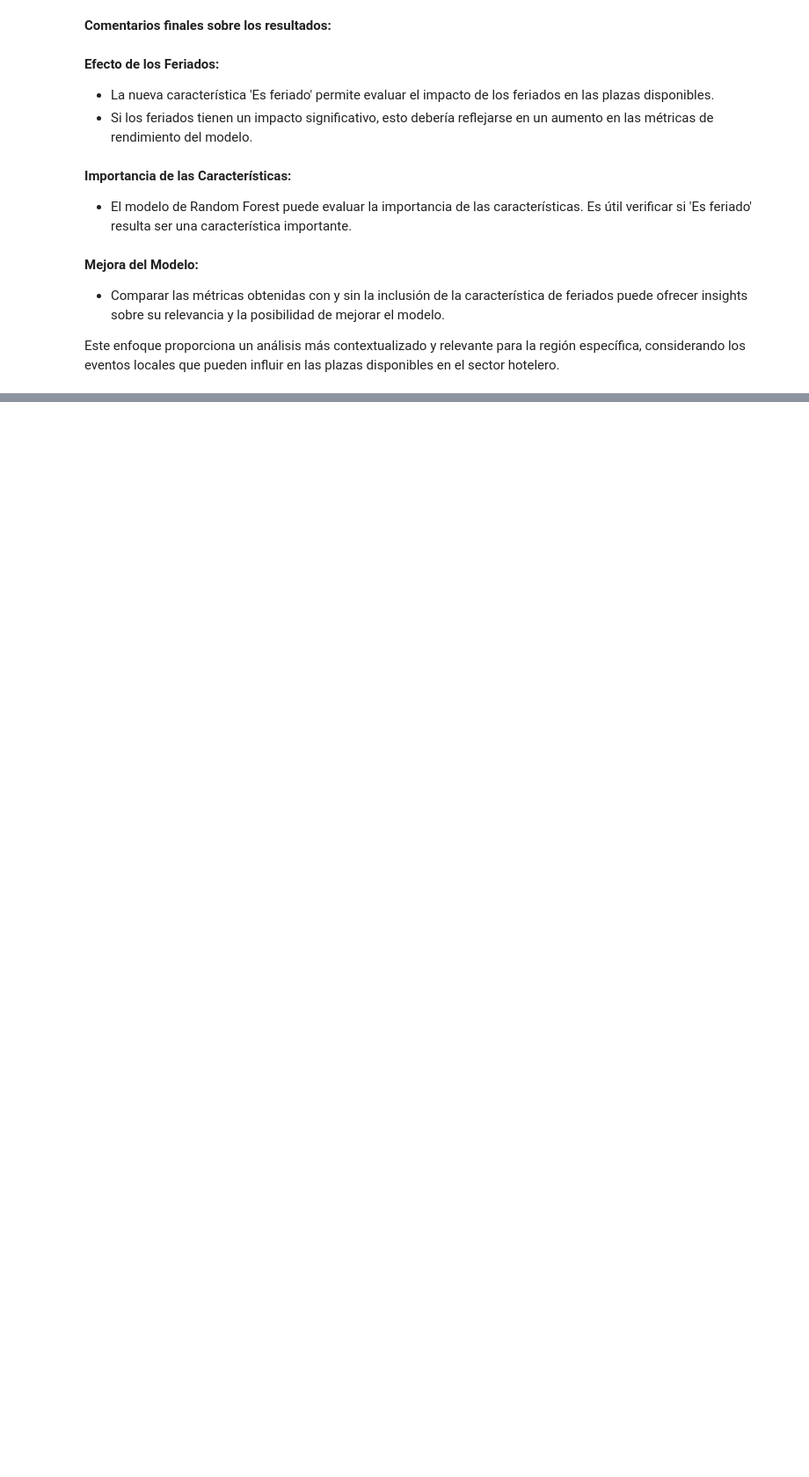
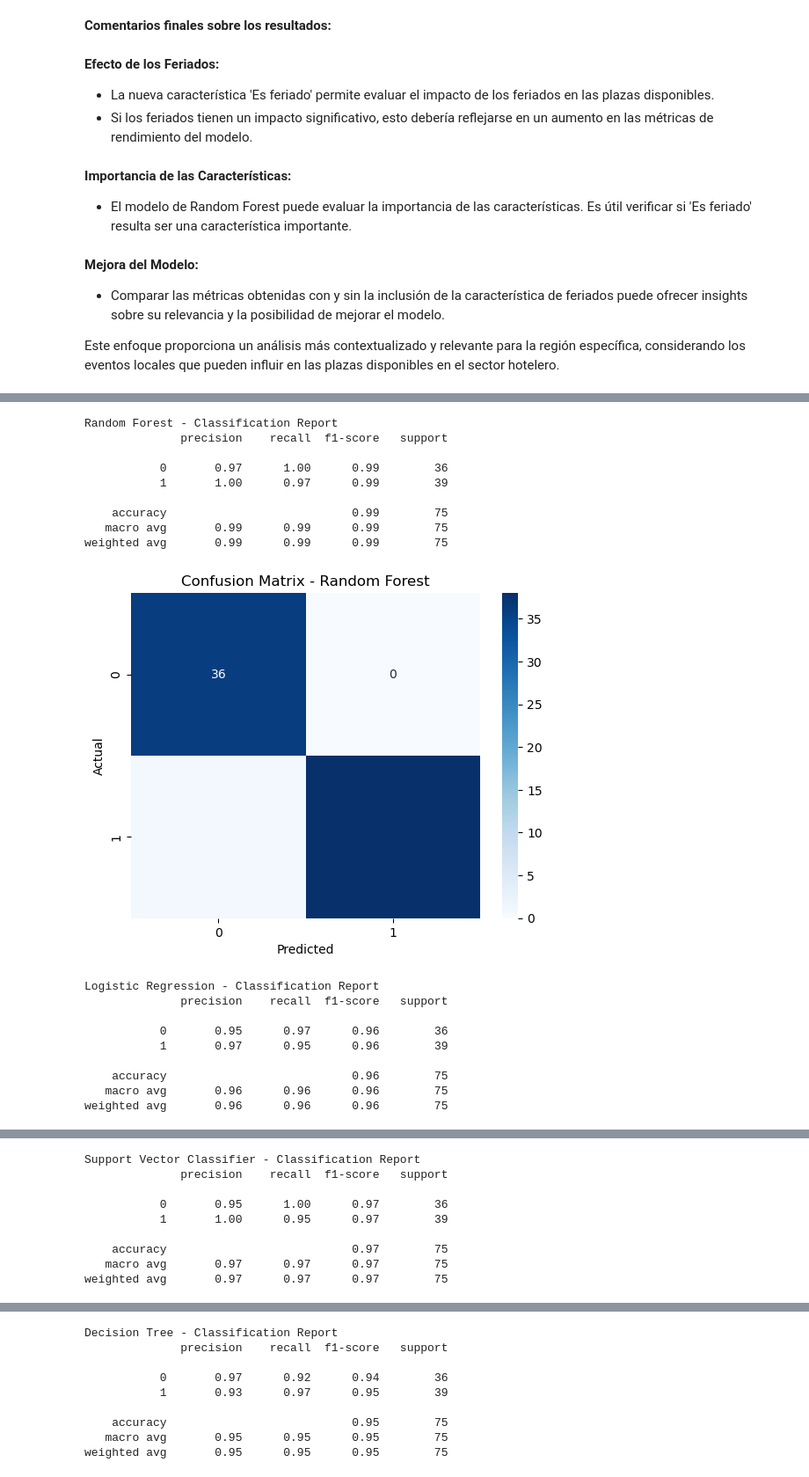
Before and after one commit to edfedo/Plazas_Disponibles_Hotelero, a Jupyter notebook: notebooks/1f_plazas_disponibles_hotelero.ipynb, the cells around one changed output, grey strips where cells are left out. Shown at 88% size. Saved outputs shown, nothing was run; the diff lists cells and outputs as text; code cells hidden in the pictures; blank space fills up the shorter version.

```diff
--- a/notebooks/1f_plazas_disponibles_hotelero.ipynb
+++ b/notebooks/1f_plazas_disponibles_hotelero.ipynb
@@ -664,0 +800,35 @@ Este enfoque proporciona un análisis más contextualizado y relevante para la r
+# %%
+for model_name, model in models.items():
+    y_pred = model.predict(X_test)
+
+    # Reporte de clasificación
+    print(f"\n{model_name} - Classification Report")
+    print(classification_report(y_test, y_pred))
+
+    # Matriz de confusión
+    conf_matrix = confusion_matrix(y_test, y_pred)
+    sns.heatmap(conf_matrix, annot=True, fmt='d', cmap='Blues')
+    plt.xlabel('Predicted')
+    plt.ylabel('Actual')
+    plt.title(f'Confusion Matrix - {model_name}')
+    plt.show()
+# %% [output]
+Random Forest - Classification Report
+              precision    recall  f1-score   support
+
+           0       0.97      1.00      0.99        36
+           1       1.00      0.97      0.99        39
+
+    accuracy                           0.99        75
+   macro avg       0.99      0.99      0.99        75
+weighted avg       0.99      0.99      0.99        75
+[figure, added]
+Logistic Regression - Classification Report
+              precision    recall  f1-score   support
+
+           0       0.95      0.97      0.96        36
+           1       0.97      0.95      0.96        39
+
+    accuracy                           0.96        75
+   macro avg       0.96      0.96      0.96        75
+weighted avg       0.96      0.96      0.96        75
@@ -664,0 +836,9 @@ Este enfoque proporciona un análisis más contextualizado y relevante para la r
+Support Vector Classifier - Classification Report
+              precision    recall  f1-score   support
+
+           0       0.95      1.00      0.97        36
+           1       1.00      0.95      0.97        39
+
+    accuracy                           0.97        75
+   macro avg       0.97      0.97      0.97        75
+weighted avg       0.97      0.97      0.97        75
@@ -664,0 +846,9 @@ Este enfoque proporciona un análisis más contextualizado y relevante para la r
+Decision Tree - Classification Report
+              precision    recall  f1-score   support
+
+           0       0.97      0.92      0.94        36
+           1       0.93      0.97      0.95        39
+
+    accuracy                           0.95        75
+   macro avg       0.95      0.95      0.95        75
+weighted avg       0.95      0.95      0.95        75
```
Also changed, not shown: parts of 19 cells of this notebook, 1 other file.
